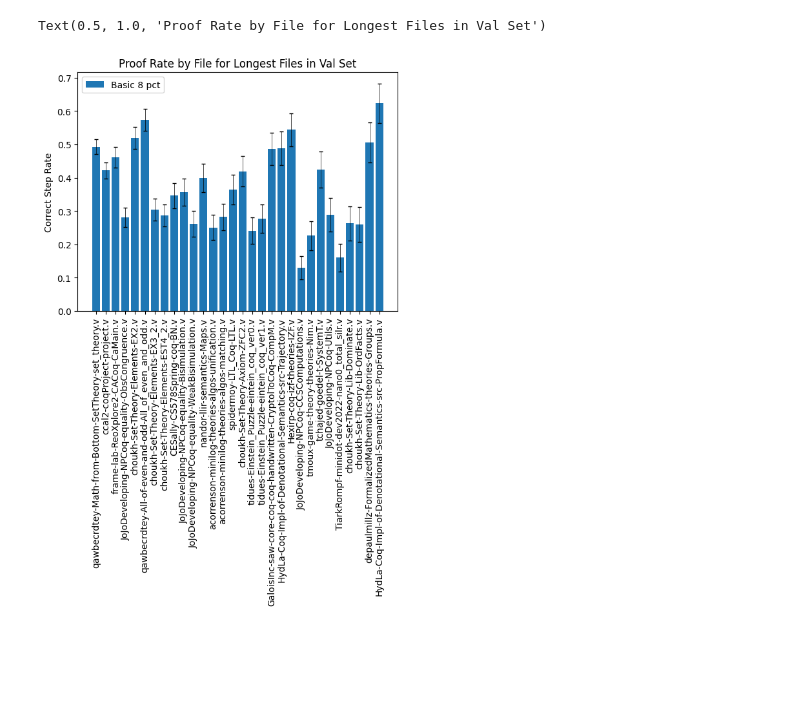
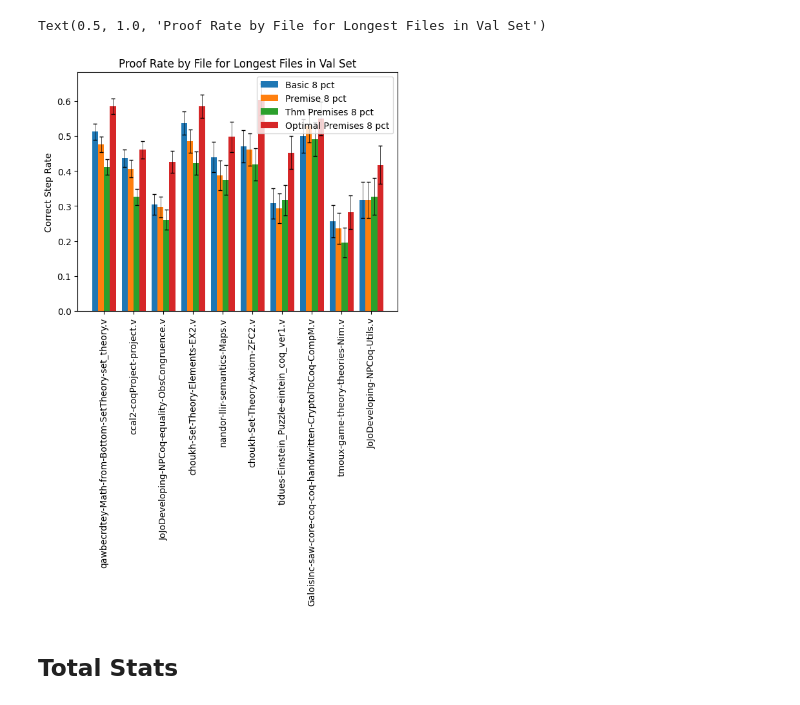
Before and after one commit to rkthomps/coq-modeling, a Jupyter notebook: notebooks/evaluation/step_eval.ipynb, the cells around one changed output. Drawn from its saved outputs; the diff is of its cells as text; code cells hidden in the pictures; blank space fills up the shorter version.

Commit message:
Add premise data to stepwise evaluation

```diff
--- a/notebooks/evaluation/step_eval.ipynb
+++ b/notebooks/evaluation/step_eval.ipynb
@@ -20,5 +7,13 @@ def filter_empty_evals(step_stats: dict[str, StepStats]) -> dict[str, StepStats]
+# %%
+files = [
+   ("Basic 8 pct", "/home/ubuntu/coq-modeling/step-evals/basic-rnd-split-rnd-samp-8-pct"),
+   ("Premise 8 pct", "/home/ubuntu/coq-modeling/step-evals/premise-rnd-split-rnd-samp-8-pct"),
+   ("Thm Premises 8 pct", "/home/ubuntu/coq-modeling/step-evals/thm-premise-rnd-split-rnd-samp-8-pct"),
+   #("Fixed Premises 8 pct", "/home/ubuntu/coq-modeling/step-evals/fixed-premise-rnd-split-rnd-samp-8-pct"),
+   ("Optimal Premises 8 pct", "/home/ubuntu/coq-modeling/step-evals/opt-premise-rnd-split-rnd-samp-8-pct"),
+]
 # %%
-def get_shared_files_and_avgs(stats_by_eval: list[dict[str, StepStats]]) -> dict[str, float]:
+def get_shared_files_and_avgs(stats_by_eval: list[dict[str, FileEval]]) -> dict[str, float]:
     assert len(stats_by_eval) > 0
     new_key_set = set(stats_by_eval[0].keys())
     for file_stats_dic in stats_by_eval[1:]:
@@ -28,42 +23,50 @@ def get_shared_files_and_avgs(stats_by_eval: list[dict[str, StepStats]]) -> dict
     for key in new_key_set:
         total_steps = 0
         for eval_stats in stats_by_eval:
-            total_steps += eval_stats[key].at(0).attempted_steps
+            total_steps += len(eval_stats[key].step_attempts)
         file_avgs[key] = total_steps / len(stats_by_eval)
     return file_avgs
 # %%
-def get_eval_files(eval_dir: str) -> dict[str, StepStats]:
+def get_eval_files(eval_dir: str) -> dict[str, FileEval]:
     attempts_loc = os.path.join(eval_dir, ATTEMPTS_NAME)
-    file_stats_map: dict[str, StepStats] = {}
+    file_stats_map: dict[str, FileEval] = {}
     for dp_name in os.listdir(attempts_loc):
         dp_loc = os.path.join(attempts_loc, dp_name)
-        file_stats = StepStats.load(dp_loc)
+        file_stats = FileEval.load(dp_loc)
         file_stats_map[dp_name] = file_stats
     return file_stats_map
 # %%
 eval_objs = [get_eval_files(d) for _, d in files]
-filtered_empty = [filter_empty_evals(s) for s in eval_objs]
-shared_files = get_shared_files_and_avgs(filtered_empty)
+shared_files = get_shared_files_and_avgs(eval_objs)
 file_ordered_tups = sorted(shared_files.items(), key=lambda x: -1 * x[1])
 sorted_files = [f for f, _ in file_ordered_tups]
 
-plot_top_files = 30
+TOP_K = 1
+plot_top_files = 10
 plot_files = sorted_files[:plot_top_files]
+bar_width = 0.8 / len(eval_objs)
 fig, ax = plt.subplots()
-for i, eval_obj in enumerate(filtered_empty):
+xs = np.arange(plot_top_files)
+for i, eval_dict in enumerate(eval_objs):
     vals: list[float] = []
     errs: list[float] = []
     for file in plot_files:
-        vals.append(eval_obj[file].at(0).compute())
-        errs.append(eval_obj[file].at(0).margin())
-    xs = np.arange(plot_top_files)
-    ax.bar(plot_files, vals, label=files[i][0])
-    ax.errorbar(xs, vals, yerr=errs, fmt="none", ecolor="black", capsize=2, elinewidth=0.5)
+        vals.append(eval_dict[file].correct_at(TOP_K - 1))
+        errs.append(eval_dict[file].correct_at_margin(TOP_K - 1))
+    shift_factor = bar_width * (i - (len(eval_objs) // 2))
+    if len(eval_objs) % 2 == 0:
+        shift_factor += bar_width / 2
+
+    plot_xs = xs + shift_factor
+    ax.bar(plot_xs, vals, bar_width, label=files[i][0])
+    ax.errorbar(plot_xs, vals, yerr=errs, fmt="none", ecolor="black", capsize=2, elinewidth=0.5)
 ax.set_xticks(np.arange(plot_top_files))
 ax.set_xticklabels(plot_files, rotation=90)
 ax.set_ylabel("Correct Step Rate")
 ax.legend()
 ax.set_title("Proof Rate by File for Longest Files in Val Set")
 # %% [output]
 Text(0.5, 1.0, 'Proof Rate by File for Longest Files in Val Set')
-[figure, old version]
+[figure, new version]
+# %% [markdown]
+## Total Stats
```
Also changed, not shown: parts of 7 cells of this notebook, 8 other files.
